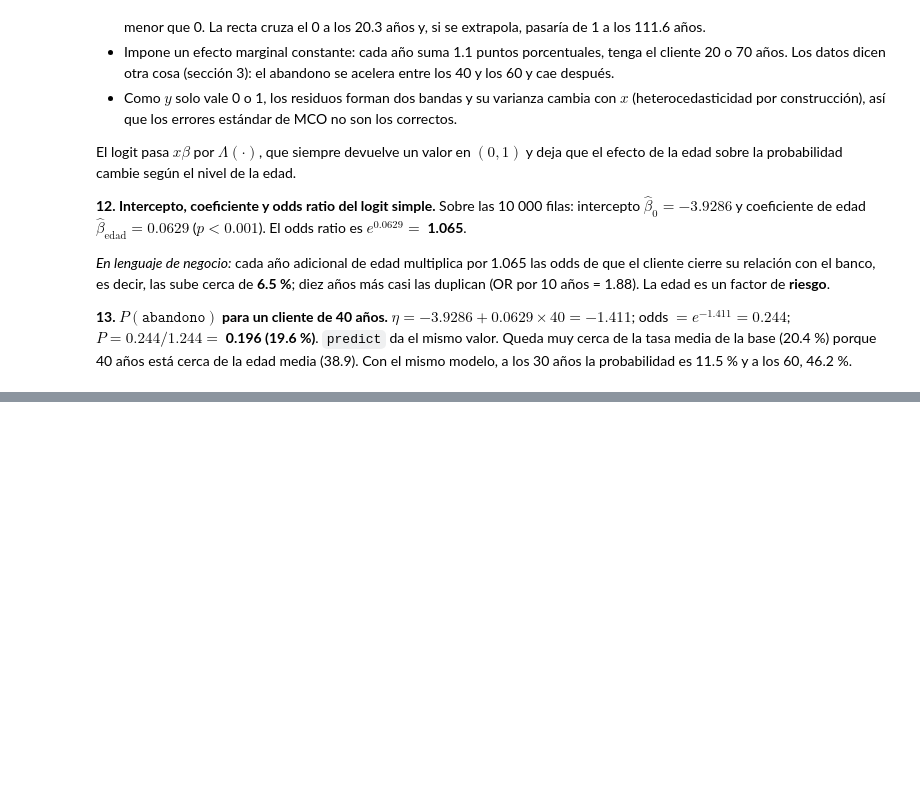
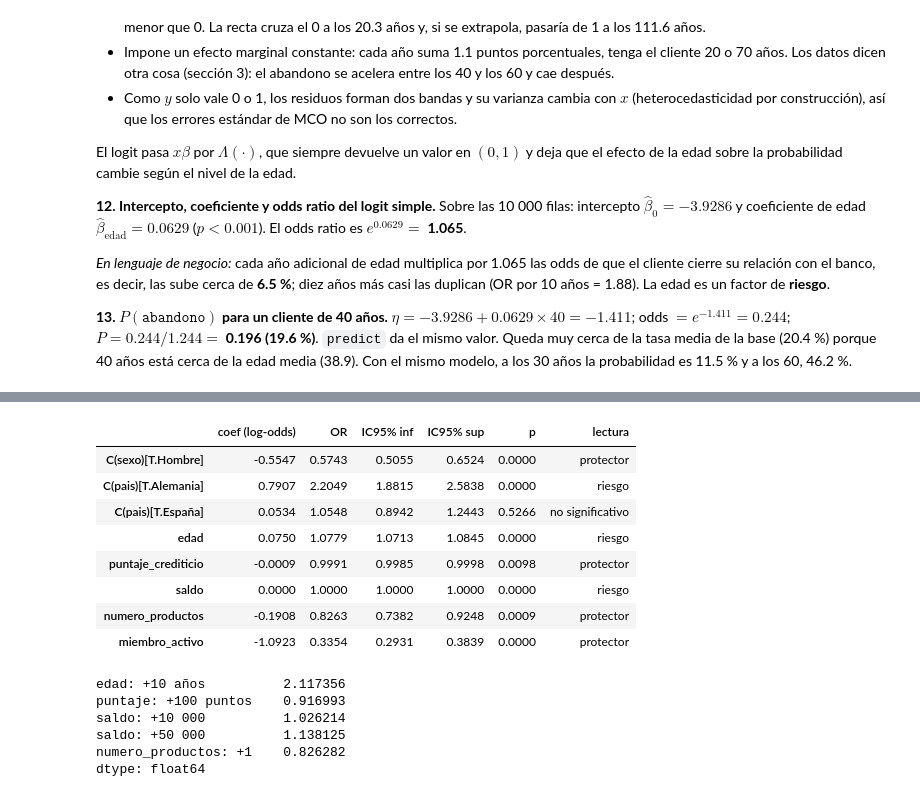
Before and after one commit to sebasrolemmel/Taller-abandono-producto-20262, a Jupyter notebook: Taller_Abandono_Producto_Financiero.ipynb, the cells around one changed output, grey strips where cells are left out. Saved outputs shown, nothing was run; the diff lists cells and outputs as text; code cells hidden in the pictures; blank space fills up the shorter version.

Commit message:
Punto 5: modelos y odds ratios

```diff
--- a/Taller_Abandono_Producto_Financiero.ipynb
+++ b/Taller_Abandono_Producto_Financiero.ipynb
@@ -638,0 +645,9 @@ El logit pasa $x\beta$ por $\Lambda(\cdot)$, que siempre devuelve un valor en $(
+# %%
+rng = np.random.default_rng(8)
+n = len(datos)
+n_train = int(round(0.7 * n))
+train_pos = rng.choice(n, size=n_train, replace=False)
+mask = np.zeros(n, dtype=bool)
+mask[train_pos] = True
+Train_Data = datos.iloc[mask].copy()
+Test_Data = datos.iloc[~mask].copy()
@@ -638,0 +934,6 @@ El logit pasa $x\beta$ por $\Lambda(\cdot)$, que siempre devuelve un valor en $(
+# %%
+logit_fits = smf.logit(
+    "abandono ~ edad + puntaje_crediticio + C(sexo) + C(pais) + saldo + numero_productos + miembro_activo",
+    data=Train_Data,
+).fit(disp=False)
+print(logit_fits.summary())
@@ -638,0 +971,38 @@ El logit pasa $x\beta$ por $\Lambda(\cdot)$, que siempre devuelve un valor en $(
+# %%
+ic = np.exp(logit_fits.conf_int())
+tabla_or = pd.DataFrame({
+    "coef (log-odds)": logit_fits.params,
+    "OR": np.exp(logit_fits.params),
+    "IC95% inf": ic[0],
+    "IC95% sup": ic[1],
+    "p": logit_fits.pvalues,
+})
+tabla_or["lectura"] = np.where(tabla_or["p"] >= 0.05, "no significativo",
+                               np.where(tabla_or["OR"] > 1, "riesgo", "protector"))
+tabla_or.drop(index="Intercept").round(4)
+# %% [output]
+|  | coef (log-odds) | OR | IC95% inf | IC95% sup | p | lectura |
+| C(sexo)[T.Hombre] | -0.5547 | 0.5743 | 0.5055 | 0.6524 | 0.0000 | protector |
+| C(pais)[T.Alemania] | 0.7907 | 2.2049 | 1.8815 | 2.5838 | 0.0000 | riesgo |
+| C(pais)[T.España] | 0.0534 | 1.0548 | 0.8942 | 1.2443 | 0.5266 | no significativo |
+| edad | 0.0750 | 1.0779 | 1.0713 | 1.0845 | 0.0000 | riesgo |
+| puntaje_crediticio | -0.0009 | 0.9991 | 0.9985 | 0.9998 | 0.0098 | protector |
+| saldo | 0.0000 | 1.0000 | 1.0000 | 1.0000 | 0.0000 | riesgo |
+| numero_productos | -0.1908 | 0.8263 | 0.7382 | 0.9248 | 0.0009 | protector |
+| miembro_activo | -1.0923 | 0.3354 | 0.2931 | 0.3839 | 0.0000 | protector |
+# %%
+# OR en unidades con sentido de negocio
+pd.Series({
+    "edad: +10 años": np.exp(10 * logit_fits.params["edad"]),
+    "puntaje: +100 puntos": np.exp(100 * logit_fits.params["puntaje_crediticio"]),
+    "saldo: +10 000": np.exp(10_000 * logit_fits.params["saldo"]),
+    "saldo: +50 000": np.exp(50_000 * logit_fits.params["saldo"]),
+    "numero_productos: +1": np.exp(logit_fits.params["numero_productos"]),
+})
+# %% [output]
+edad: +10 años          2.117356
+puntaje: +100 puntos    0.916993
+saldo: +10 000          1.026214
+saldo: +50 000          1.138125
+numero_productos: +1    0.826282
+dtype: float64
```
Also changed, not shown: parts of 30 cells of this notebook.
